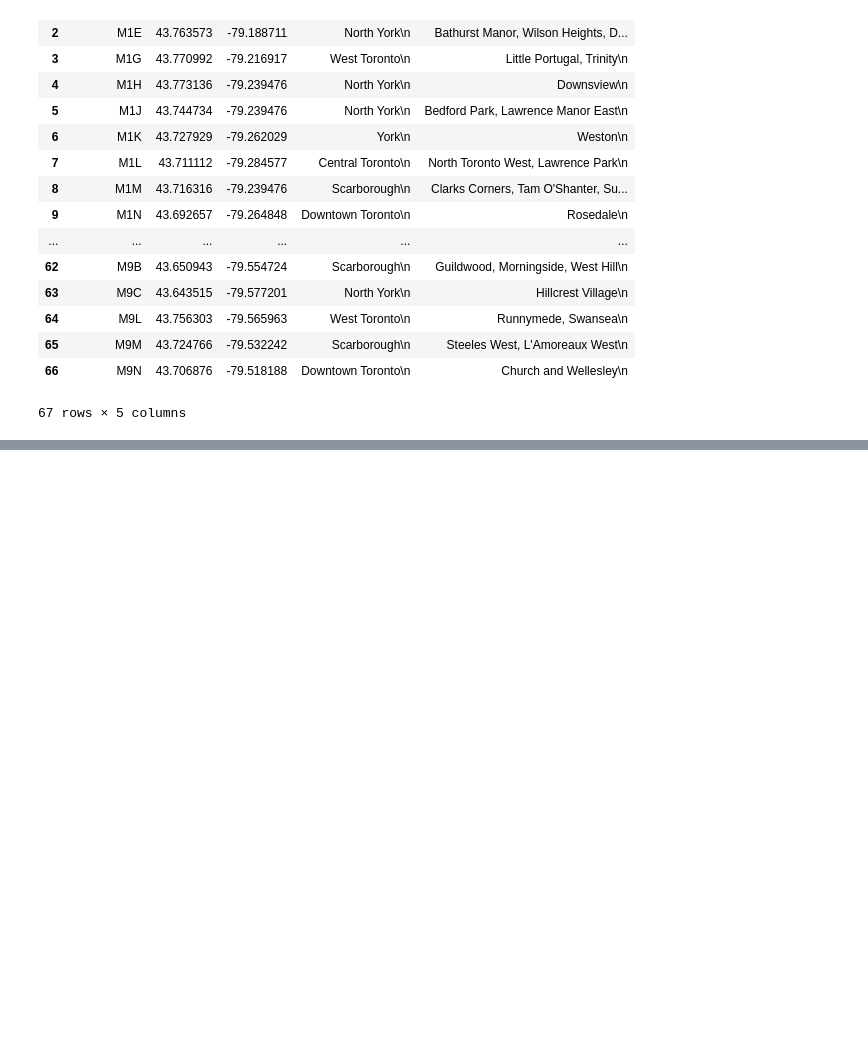
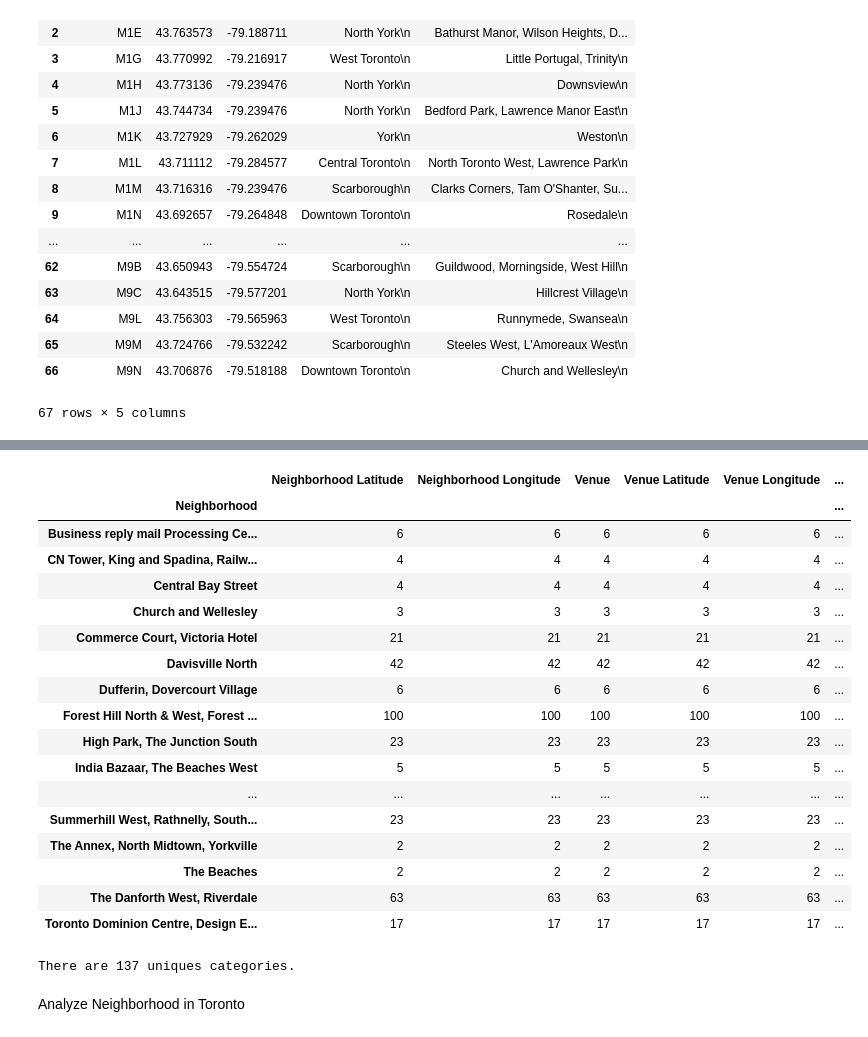
Before and after one commit to hedgehogBI/Data-Science-Capstone, a Jupyter notebook: Segmenting and Clustering Neighborhoods Toronto.ipynb, the cells around one changed output, grey strips where cells are left out. Saved outputs shown, nothing was run; the diff lists cells and outputs as text; code cells hidden in the pictures; blank space fills up the shorter version.

```diff
--- a/Segmenting and Clustering Neighborhoods Toronto.ipynb
+++ b/Segmenting and Clustering Neighborhoods Toronto.ipynb
@@ -234,0 +341,19 @@ pd.merge(Geocode_table, df_cleaned)
+# %%
+# create map of New York using latitude and longitude values
+map_Toronto = folium.Map(location=[latitude, longitude], zoom_start=10)
+
+# add markers to map
+for lat, lng, borough, neighborhood in zip(Combined2['Latitude'], Combined2['Longitude'], Combined2['Bourough'], Combined2['Neighborhood']):
+    label = '{}, {}'.format(neighborhood, borough)
+    label = folium.Popup(label, parse_html=True)
+    folium.CircleMarker(
+        [lat, lng],
+        radius=5,
+        popup=label,
+        color='blue',
+        fill=True,
+        fill_color='#3186cc',
+        fill_opacity=0.7,
+        parse_html=False).add_to(map_Toronto)
+
+map_Toronto
@@ -234,0 +449,27 @@ pd.merge(Geocode_table, df_cleaned)
+# %%
+toronto_venues.groupby('Neighborhood').count()
+# %% [output]
+|  | Neighborhood Latitude | Neighborhood Longitude | Venue | Venue Latitude | Venue Longitude | ... |
+| Neighborhood |  |  |  |  |  | ... |
+| Business reply mail Processing Ce... | 6 | 6 | 6 | 6 | 6 | ... |
+| CN Tower, King and Spadina, Railw... | 4 | 4 | 4 | 4 | 4 | ... |
+| Central Bay Street | 4 | 4 | 4 | 4 | 4 | ... |
+| Church and Wellesley | 3 | 3 | 3 | 3 | 3 | ... |
+| Commerce Court, Victoria Hotel | 21 | 21 | 21 | 21 | 21 | ... |
+| Davisville North | 42 | 42 | 42 | 42 | 42 | ... |
+| Dufferin, Dovercourt Village | 6 | 6 | 6 | 6 | 6 | ... |
+| Forest Hill North & West, Forest ... | 100 | 100 | 100 | 100 | 100 | ... |
+| High Park, The Junction South | 23 | 23 | 23 | 23 | 23 | ... |
+| India Bazaar, The Beaches West | 5 | 5 | 5 | 5 | 5 | ... |
+| ... | ... | ... | ... | ... | ... | ... |
+| Summerhill West, Rathnelly, South... | 23 | 23 | 23 | 23 | 23 | ... |
+| The Annex, North Midtown, Yorkville | 2 | 2 | 2 | 2 | 2 | ... |
+| The Beaches | 2 | 2 | 2 | 2 | 2 | ... |
+| The Danforth West, Riverdale | 63 | 63 | 63 | 63 | 63 | ... |
+| Toronto Dominion Centre, Design E... | 17 | 17 | 17 | 17 | 17 | ... |
+# %%
+print('There are {} uniques categories.'.format(len(toronto_venues['Venue Category'].unique())))
+# %% [output]
+There are 137 uniques categories.
+# %% [markdown]
+Analyze Neighborhood in Toronto
```
Also changed, not shown: parts of 37 cells of this notebook.
